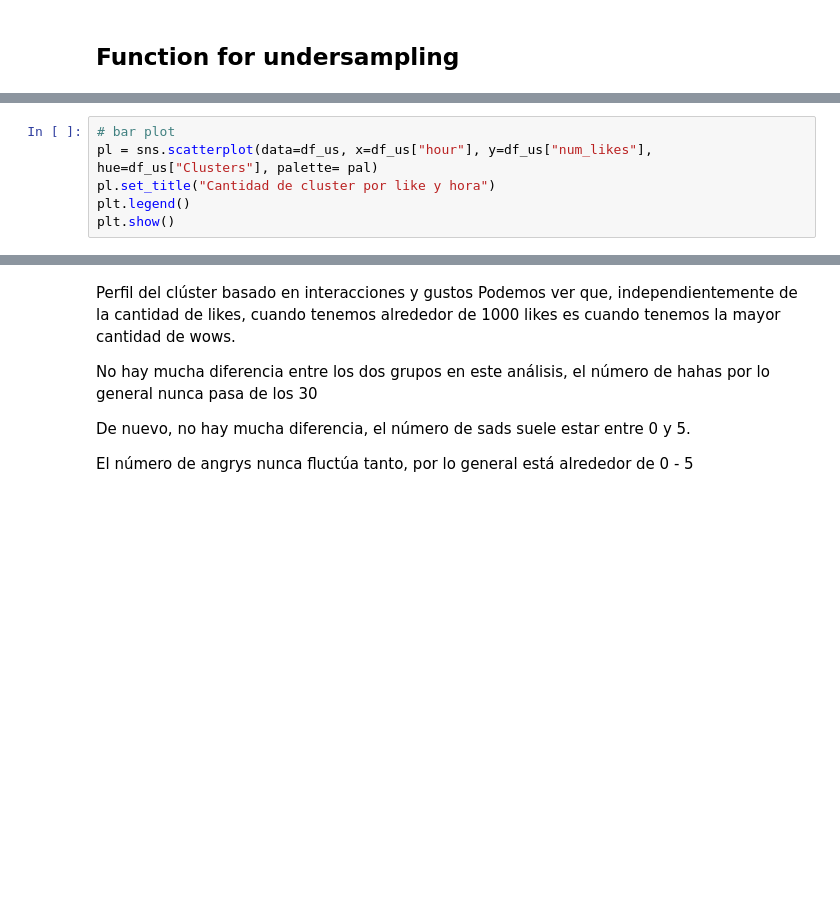
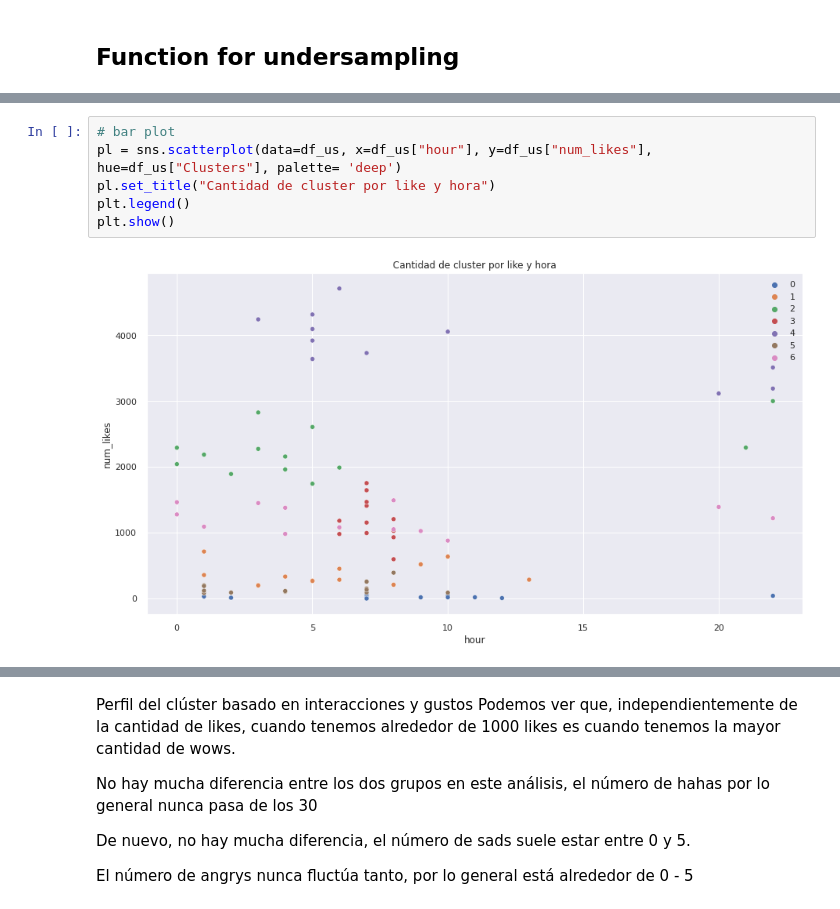
Before and after one commit to JMML2021/Sprint-8.-Algoritmes-d-aprenentatge-NO-supervisat-Agrupaci-, a Jupyter notebook: Sprint_8_Algoritmes_d’aprenentatge_NO_supervisat_Agrupació.ipynb, the cells around one changed output, grey strips where cells are left out. Saved outputs shown, nothing was run; the diff lists cells and outputs as text; blank space fills up the shorter version.

```diff
--- a/Sprint_8_Algoritmes_d’aprenentatge_NO_supervisat_Agrupació.ipynb
+++ b/Sprint_8_Algoritmes_d’aprenentatge_NO_supervisat_Agrupació.ipynb
@@ -654,6 +585,8 @@ time: 415 ms (started: 2022-08-31 19:30:11 +00:00)
 # %%
 # bar plot
-pl = sns.scatterplot(data=df_us, x=df_us["hour"], y=df_us["num_likes"], hue=df_us["Clusters"], palette= pal)
+pl = sns.scatterplot(data=df_us, x=df_us["hour"], y=df_us["num_likes"], hue=df_us["Clusters"], palette= 'deep')
 pl.set_title("Cantidad de cluster por like y hora")
 plt.legend()
 plt.show()
+# %% [output]
+[figure, added]
```
Also changed, not shown: parts of 62 cells of this notebook.
